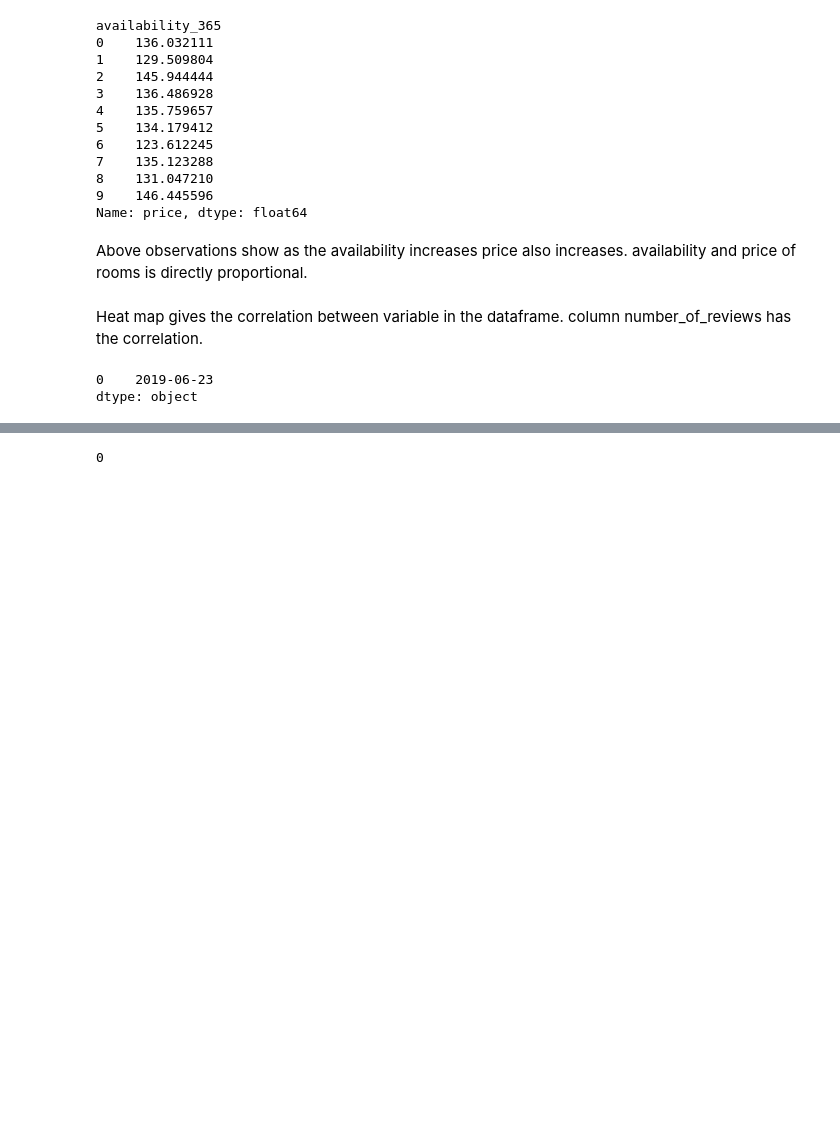
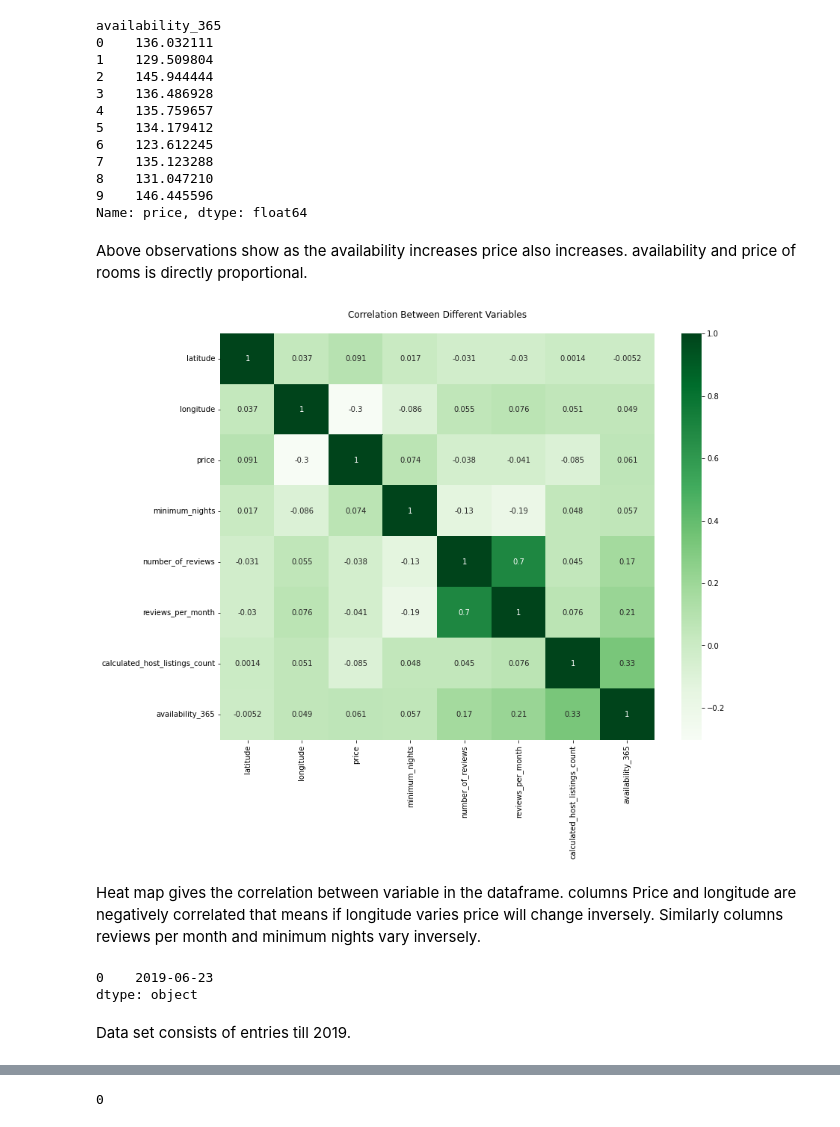
Before and after one commit to Rubina-Fathima/-EDA-Airbnb-NYC-2019-, a Jupyter notebook: airbnb_eda.ipynb, the cells around one changed output, grey strips where cells are left out. Cells and saved outputs as stored; diff of their text form; code cells hidden in the pictures; blank space fills up the shorter version.

```diff
--- a/airbnb_eda.ipynb
+++ b/airbnb_eda.ipynb
@@ -320,20 +320,27 @@ Name: price, dtype: float64
 Above observations show as the availability increases price also increases.
 availability and price of rooms is directly proportional.
 # %%
-corr = My_Dataframe.corr(method='kendall')
+#Here im trying to exclude few columns to have a simple correlation map.
+My_Dataframe_dropped_columns=My_Dataframe.drop(['id','host_id'],axis=1)
+corr = My_Dataframe_dropped_columns.corr(method='kendall')
 plt.figure(figsize=(13,10))
 plt.title("Correlation Between Different Variables\n")
-sns.heatmap(corr, annot=True)
+sns.heatmap(corr, cmap="Greens",annot=True)
 plt.show()
+# %% [output]
+[figure, added]
-# %% [markdown]
-Heat map gives the correlation between variable in the dataframe.
-column number_of_reviews has the correlation.
+# %% [markdown]
+Heat map gives the correlation between variable in the dataframe.
+columns Price and longitude are negatively correlated that means if longitude varies price will change inversely.
+Similarly columns reviews per month and minimum nights vary inversely.
 # %%
 #Date which was mostly reviewed.
 My_Dataframe['last_review'].mode()
 # %% [output]
 0    2019-06-23
 dtype: object
+# %% [markdown]
+Data set consists of entries till 2019.
 # %%
 My_Dataframe.reviews_per_month.isnull().sum()
 # %% [output]
```
Also changed, not shown: parts of 3 cells of this notebook.
